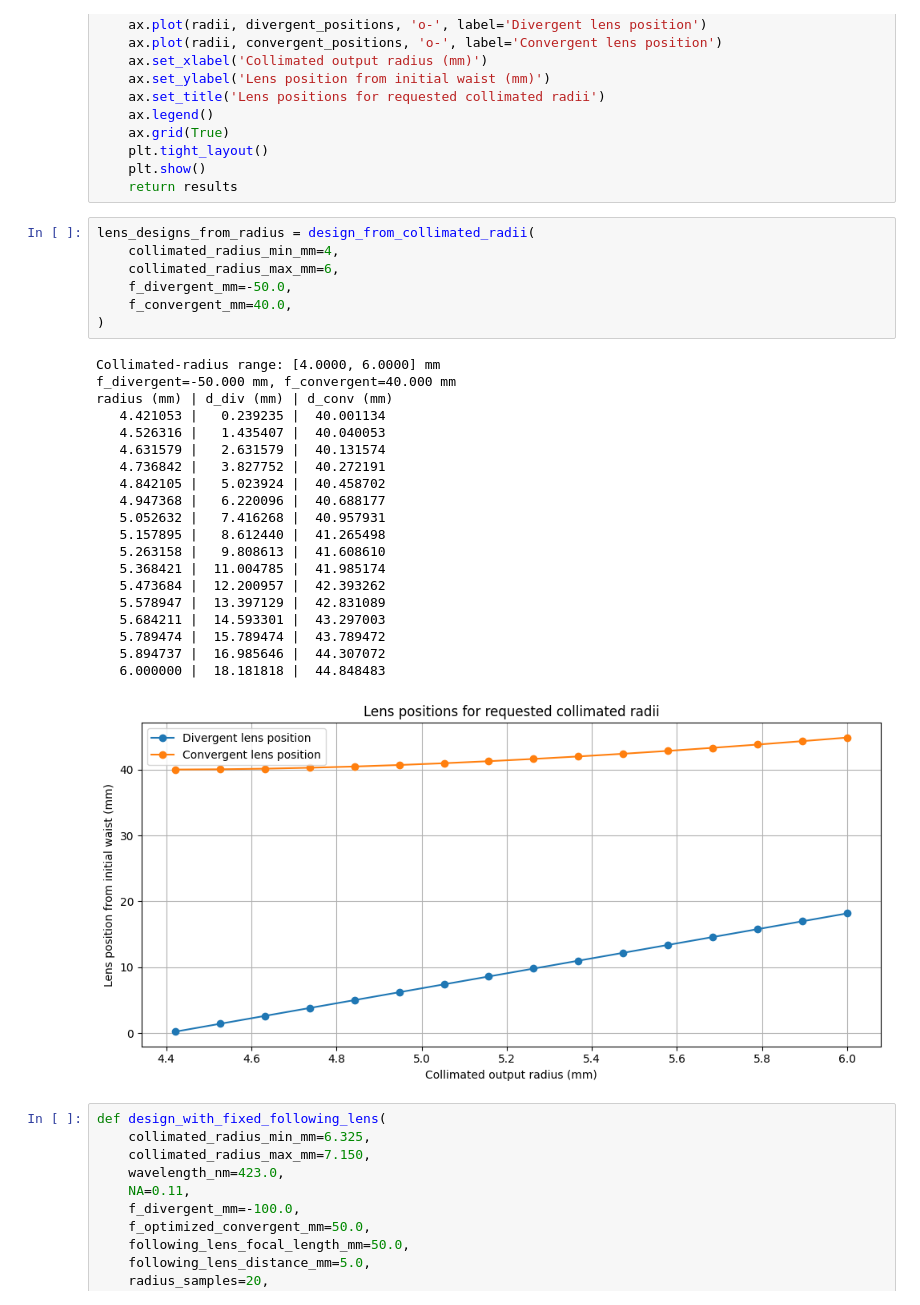
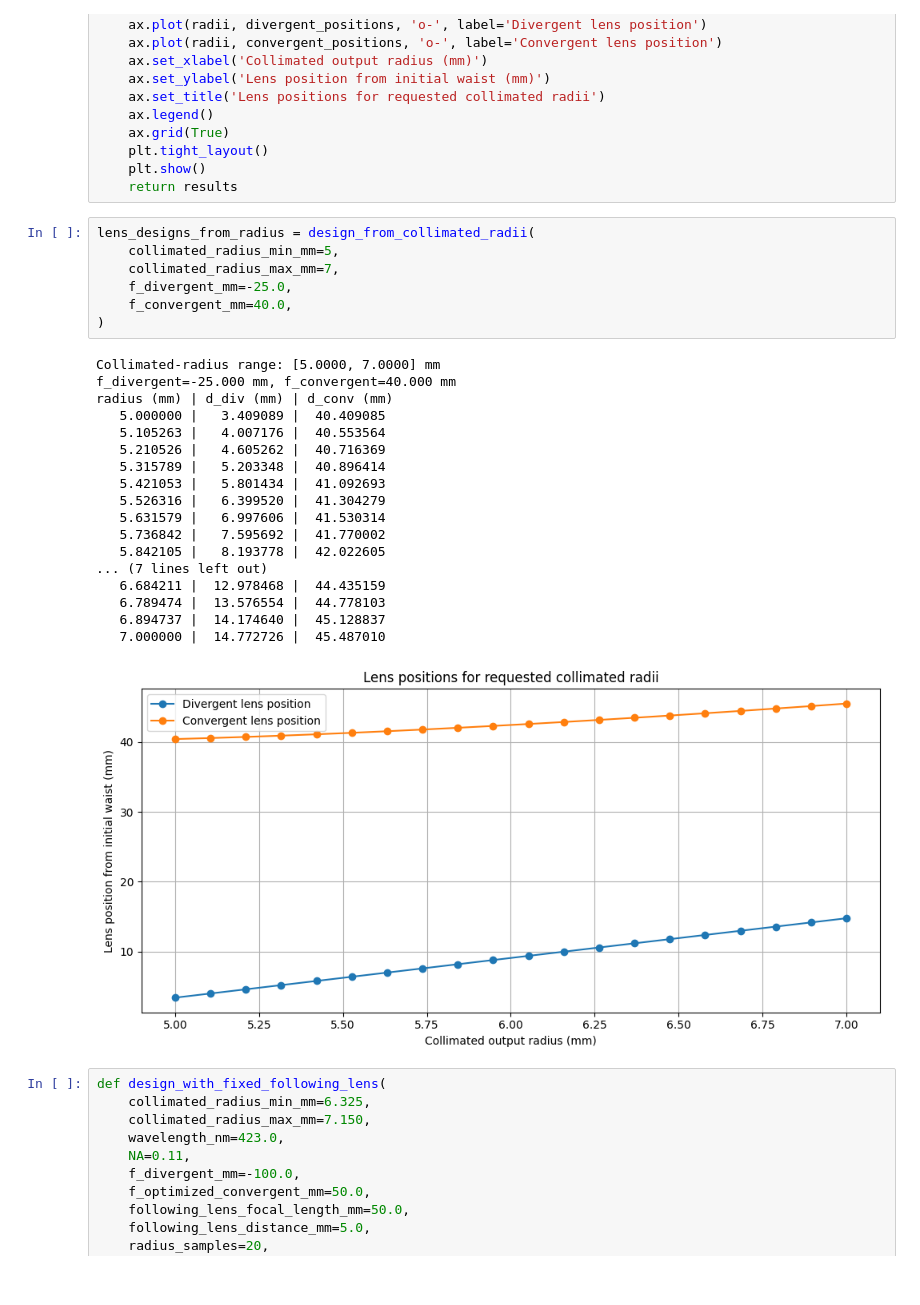
Before and after one commit to Eric-Vidal-hub/PhD_simulations, a Jupyter notebook: collimator.ipynb, the cells around one changed output. Drawn from its saved outputs; the diff is of its cells as text.

```diff
--- a/collimator.ipynb
+++ b/collimator.ipynb
@@ -478,32 +600,30 @@ def design_from_collimated_radii(
     return results
 # %%
 lens_designs_from_radius = design_from_collimated_radii(
-    collimated_radius_min_mm=4,
-    collimated_radius_max_mm=6,
-    f_divergent_mm=-50.0,
+    collimated_radius_min_mm=5,
+    collimated_radius_max_mm=7,
+    f_divergent_mm=-25.0,
     f_convergent_mm=40.0,
 )
 # %% [output]
-Collimated-radius range: [4.0000, 6.0000] mm
-f_divergent=-50.000 mm, f_convergent=40.000 mm
+Collimated-radius range: [5.0000, 7.0000] mm
+f_divergent=-25.000 mm, f_convergent=40.000 mm
 radius (mm) | d_div (mm) | d_conv (mm)
-   4.421053 |   0.239235 |  40.001134
-   4.526316 |   1.435407 |  40.040053
-   4.631579 |   2.631579 |  40.131574
-   4.736842 |   3.827752 |  40.272191
-   4.842105 |   5.023924 |  40.458702
-   4.947368 |   6.220096 |  40.688177
-   5.052632 |   7.416268 |  40.957931
-   5.157895 |   8.612440 |  41.265498
-   5.263158 |   9.808613 |  41.608610
-   5.368421 |  11.004785 |  41.985174
-   5.473684 |  12.200957 |  42.393262
-   5.578947 |  13.397129 |  42.831089
-   5.684211 |  14.593301 |  43.297003
-   5.789474 |  15.789474 |  43.789472
-   5.894737 |  16.985646 |  44.307072
-   6.000000 |  18.181818 |  44.848483
+   5.000000 |   3.409089 |  40.409085
+   5.105263 |   4.007176 |  40.553564
+   5.210526 |   4.605262 |  40.716369
+   5.315789 |   5.203348 |  40.896414
+   5.421053 |   5.801434 |  41.092693
+   5.526316 |   6.399520 |  41.304279
+   5.631579 |   6.997606 |  41.530314
+   5.736842 |   7.595692 |  41.770002
+   5.842105 |   8.193778 |  42.022605
+... (7 lines left out)
+   6.684211 |  12.978468 |  44.435159
+   6.789474 |  13.576554 |  44.778103
+   6.894737 |  14.174640 |  45.128837
+   7.000000 |  14.772726 |  45.487010
-[figure, old version]
+[figure, new version]
 # %%
 def design_with_fixed_following_lens(
     collimated_radius_min_mm=6.325,
```
Also changed, not shown: parts of 4 cells of this notebook.
